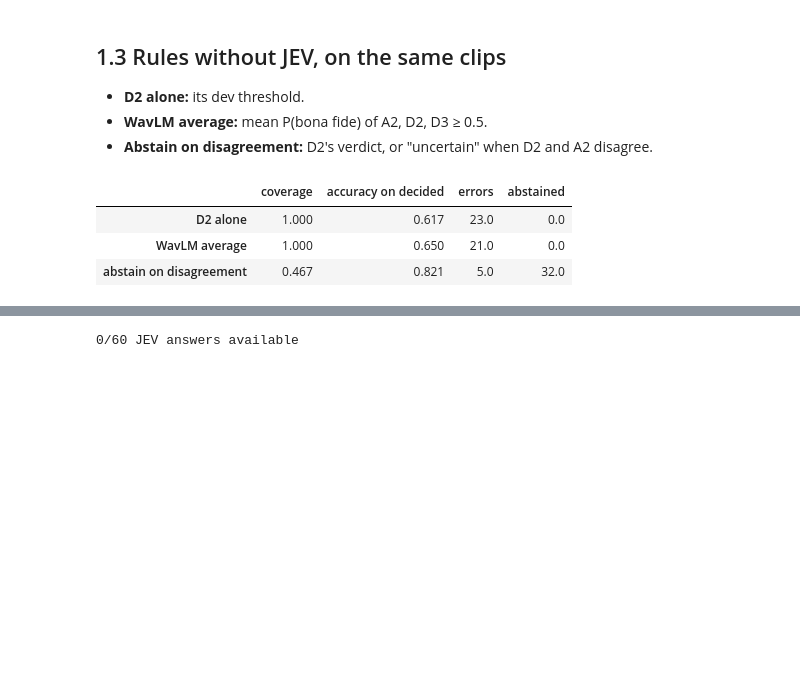
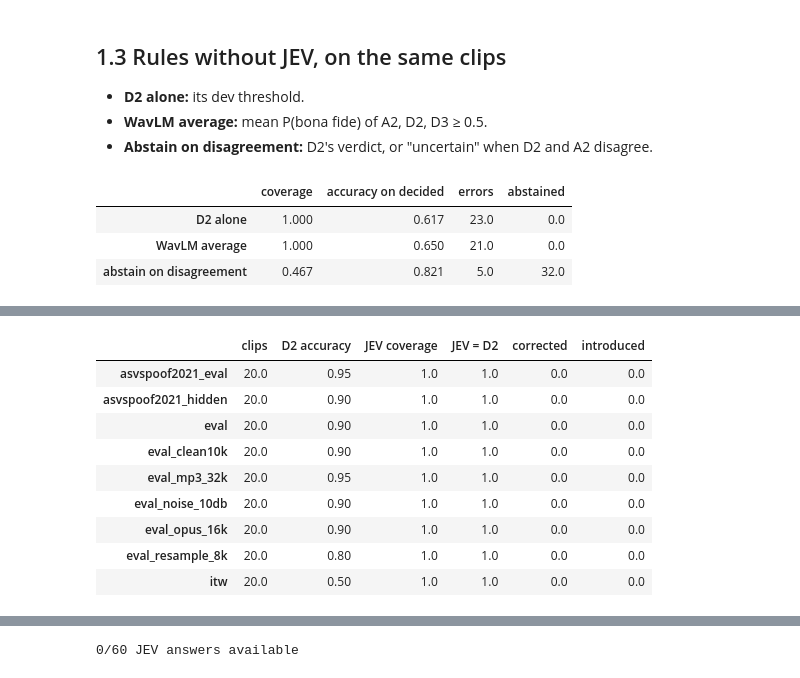
Before and after one commit to Qwenty228/GC2-EchoJEV, a Jupyter notebook: SystemCode/notebooks/06_jev.ipynb, the cells around one changed output, grey strips where cells are left out. Drawn from its saved outputs; the diff is of its cells as text; code cells hidden in the pictures; blank space fills up the shorter version.

```diff
--- a/SystemCode/notebooks/06_jev.ipynb
+++ b/SystemCode/notebooks/06_jev.ipynb
@@ -121,0 +125,19 @@ pd.DataFrame({k: summarise(v) for k, v in policies.items()}).T.round(3)
+# %%
+FP1 = Path("../runs/E-20261028-081544-540928-fp1")
+paired = pd.concat({p.stem.removeprefix("paired_"): pd.read_csv(p) for p in sorted(FP1.glob("paired_*.csv"))})
+pd.DataFrame({s: {"clips": len(g), "D2 accuracy": (g.base == g.label).mean(),
+                  "JEV coverage": (g.jev != "uncertain").mean(), "JEV = D2": (g.jev == g.base).mean(),
+                  "corrected": int(((g.base != g.label) & (g.jev == g.label)).sum()),
+                  "introduced": int(((g.base == g.label) & (g.jev != g.label) & (g.jev != "uncertain")).sum())}
+              for s, g in paired.groupby(level=0)}).T.round(2)
+# %% [output]
+|  | clips | D2 accuracy | JEV coverage | JEV = D2 | corrected | introduced |
+| asvspoof2021_eval | 20.0 | 0.95 | 1.0 | 1.0 | 0.0 | 0.0 |
+| asvspoof2021_hidden | 20.0 | 0.90 | 1.0 | 1.0 | 0.0 | 0.0 |
+| eval | 20.0 | 0.90 | 1.0 | 1.0 | 0.0 | 0.0 |
+| eval_clean10k | 20.0 | 0.90 | 1.0 | 1.0 | 0.0 | 0.0 |
+| eval_mp3_32k | 20.0 | 0.95 | 1.0 | 1.0 | 0.0 | 0.0 |
+| eval_noise_10db | 20.0 | 0.90 | 1.0 | 1.0 | 0.0 | 0.0 |
+| eval_opus_16k | 20.0 | 0.90 | 1.0 | 1.0 | 0.0 | 0.0 |
+| eval_resample_8k | 20.0 | 0.80 | 1.0 | 1.0 | 0.0 | 0.0 |
+| itw | 20.0 | 0.50 | 1.0 | 1.0 | 0.0 | 0.0 |
```
Also changed, not shown: parts of 25 cells of this notebook.
